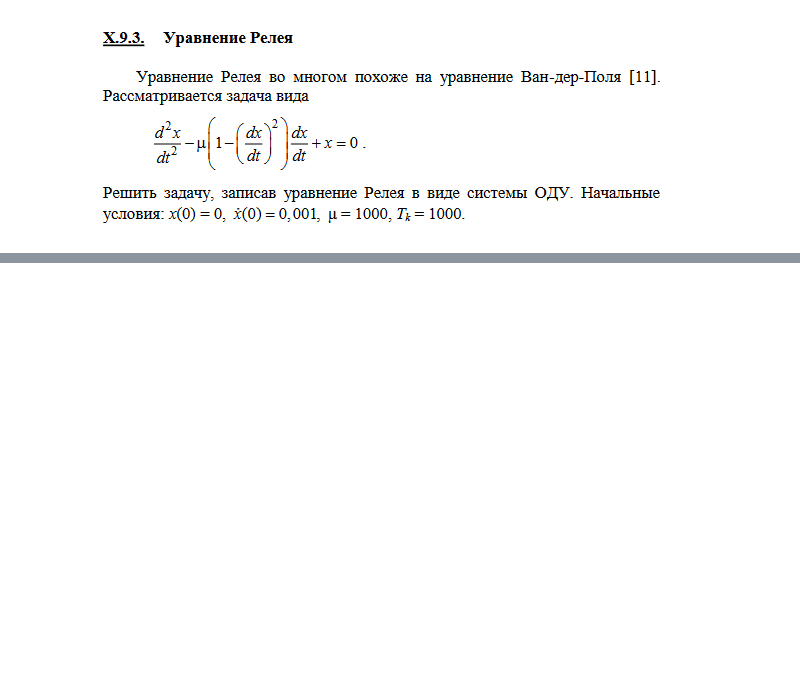
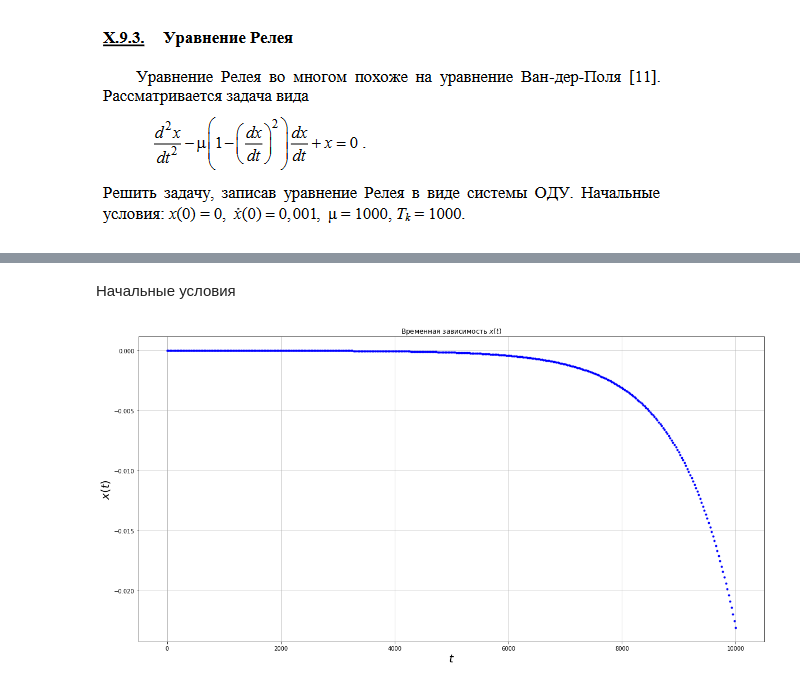
Before and after one commit to derzhavin3016/CompMath, a Jupyter notebook: Lab7/Lab7.ipynb, the cells around one changed output, grey strips where cells are left out. Drawn from its saved outputs; the diff is of its cells as text; code cells hidden in the pictures; blank space fills up the shorter version.

```diff
--- a/Lab7/Lab7.ipynb
+++ b/Lab7/Lab7.ipynb
@@ -13,0 +73,2 @@ from matplotlib import pyplot as plt
+# %% [markdown]
+Начальные условия
@@ -13,0 +108,47 @@ from matplotlib import pyplot as plt
+# %%
+def func(time, u:Point) -> Point:
+  return Point(u.y, mu * (1 - u.y * u.y) * u.y - u.x)
+
+def jac(time, u:Point):
+  return np.matrix([
+    [0, 1],
+    [-1, mu * (1 - 3 * u.y * u.y)]
+  ])
+
+def Rosenbrock(t_end, p0:Point, nsteps):
+  u_prev = p0
+  u = [u_prev]
+
+  times, tau = np.linspace(0, t_end, nsteps, retstep=True)
+
+
+
+  for t_n in times[1:]:
+    # matrix
+    mat = np.identity(2) - jac(t_n, u_prev) * tau * (1 + 1j) / 2
+    col = func(t_n, u_prev)
+
+    k = np.real(np.linalg.solve(mat, [col.x, col.y]))
+    k = Point(k[0], k[1])
+
+    u_next = u_prev + k * tau
+    u_prev = u_next
+    u.append(u_next)
+
+  return u, times
+
+def SolveNPrint(time, start_p:Point, center_p:Point, method, nsteps = 150):
+  u, ts = method(time, start_p, nsteps)
+  u = np.array(u) - center_p
+
+  plt.figure(figsize=[20, 10])
+
+  plt.title(f'Временная зависимость $x(t)$')
+  plt.plot(ts, [i.x for i in u], 'b.')
+  plt.xlabel('$t$', fontsize=20)
+  plt.ylabel('$x(t)$', fontsize=20)
+  plt.grid()
+# %%
+SolveNPrint(T_k, p0, c_p, Rosenbrock, 400)
+# %% [output]
+[figure, added]
```
Also changed, not shown: parts of 5 cells of this notebook.
